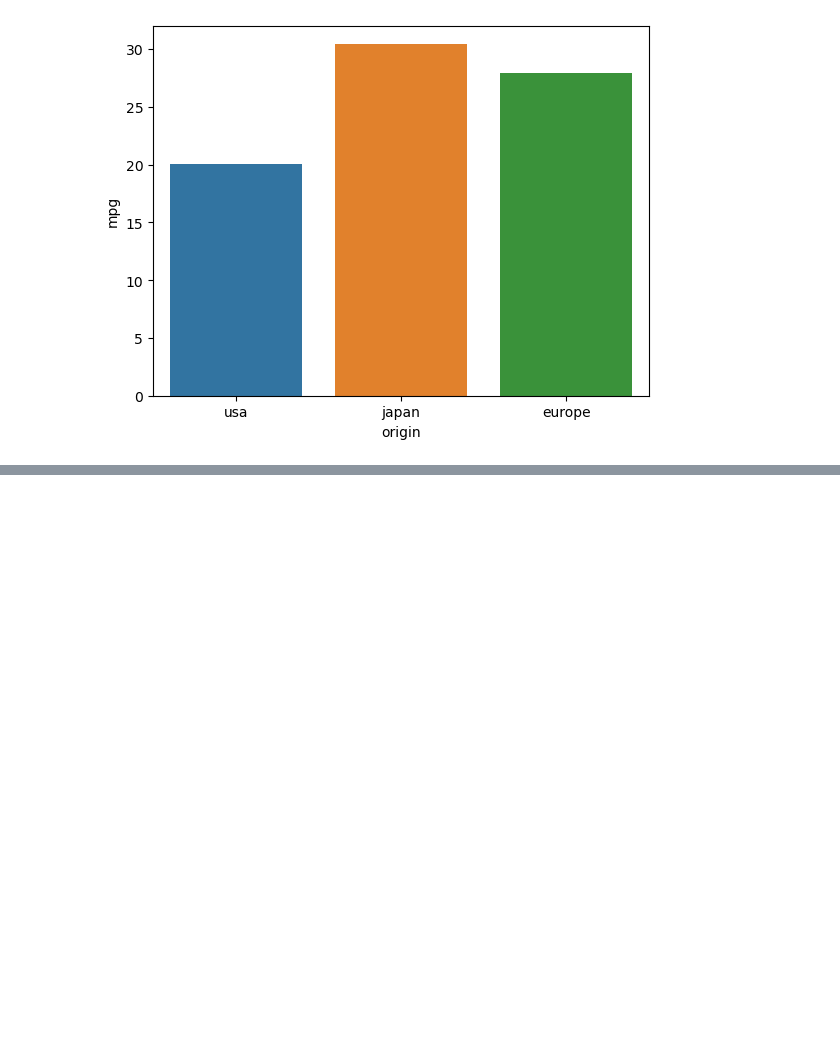
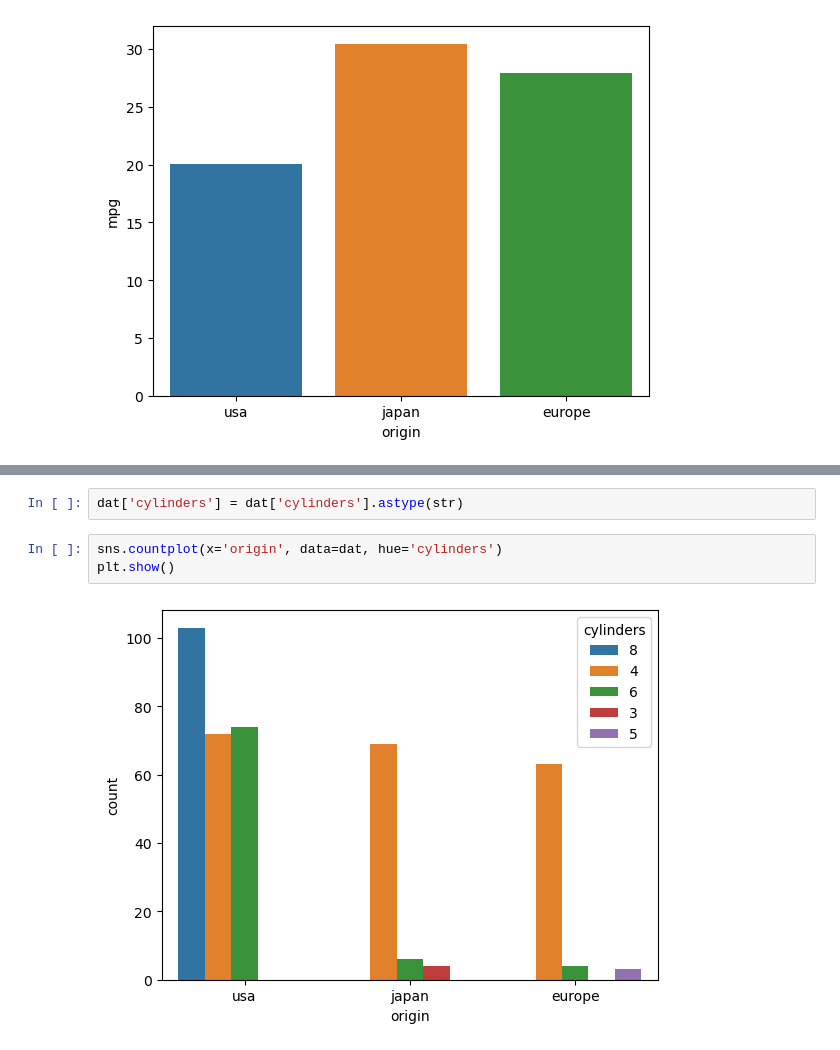
Before and after one commit to hayaboy/ADP_Practical_Exam, a Jupyter notebook: 4_5고급_그래프_도구인_Seaborn.ipynb, the cells around one changed output, grey strips where cells are left out. Drawn from its saved outputs; the diff is of its cells as text; blank space fills up the shorter version.

```diff
--- a/4_5고급_그래프_도구인_Seaborn.ipynb
+++ b/4_5고급_그래프_도구인_Seaborn.ipynb
@@ -116,0 +131,7 @@ plt.show()
+# %%
+dat['cylinders'] = dat['cylinders'].astype(str)
+# %%
+sns.countplot(x='origin', data=dat, hue='cylinders')
+plt.show()
+# %% [output]
+[figure, added]
```
Also changed, not shown: parts of 34 cells of this notebook.
